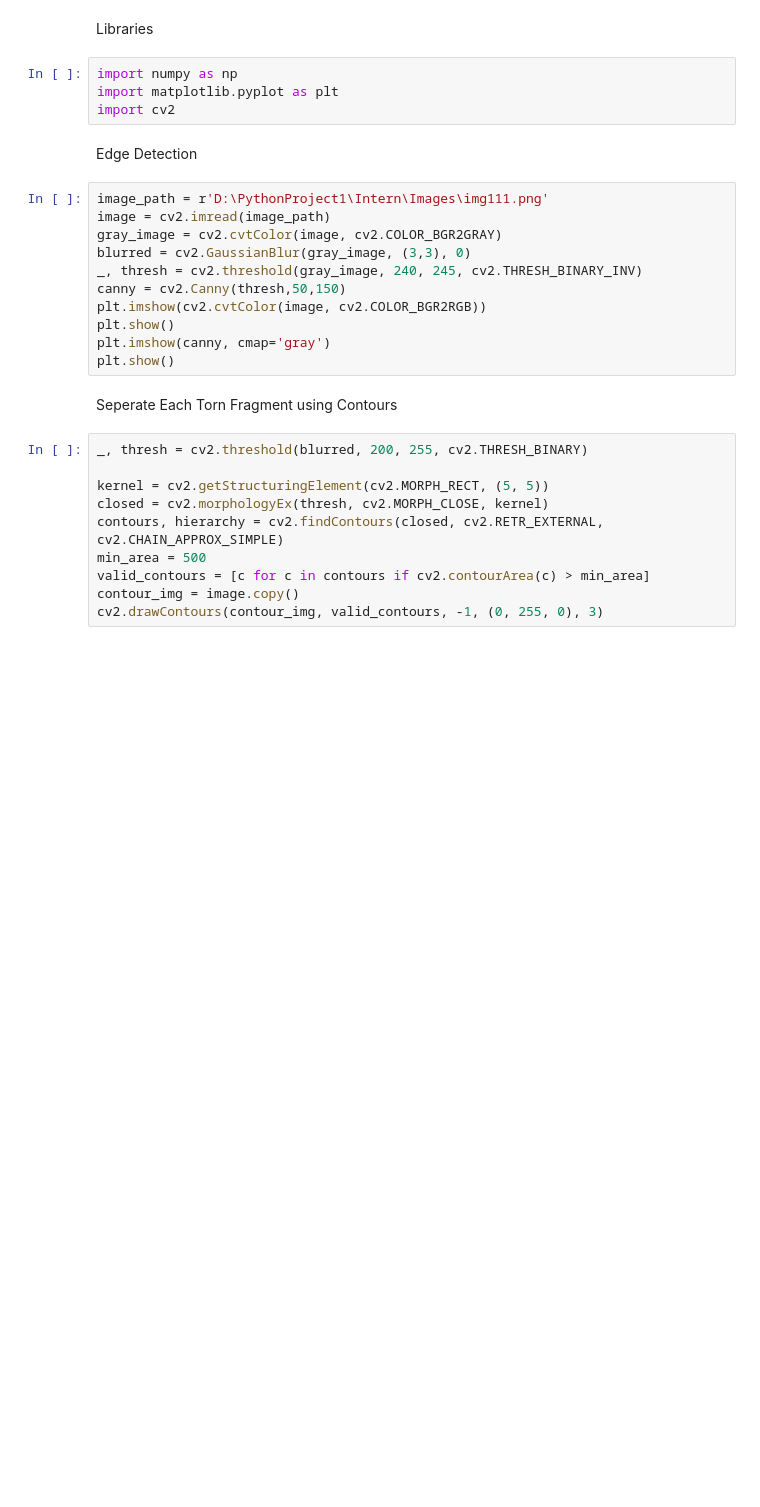
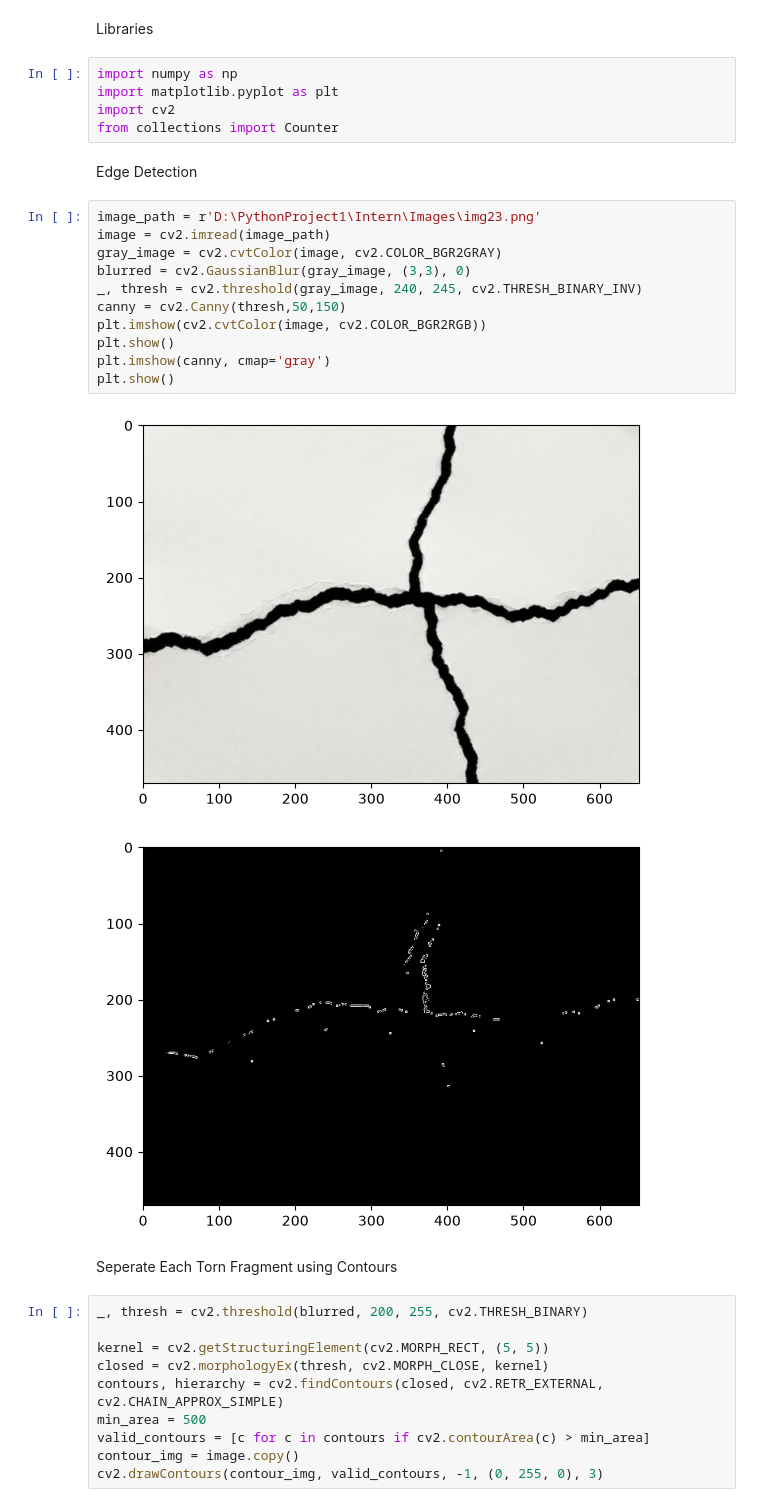
Before and after one commit to mohsinsaeed06/Project-Torn-Paper-, a Jupyter notebook: Edge Detection.ipynb, the cells around one changed output. Cells and saved outputs as stored; diff of their text form; blank space fills up the shorter version.

```diff
--- a/Edge Detection.ipynb
+++ b/Edge Detection.ipynb
@@ -4,19 +4,23 @@ Libraries
 import numpy as np
 import matplotlib.pyplot as plt
 import cv2
+from collections import Counter
 # %% [markdown]
 Edge Detection
 # %%
-image_path = r'D:\PythonProject1\Intern\Images\img111.png'
+image_path = r'D:\PythonProject1\Intern\Images\img23.png'
 image = cv2.imread(image_path)
 gray_image = cv2.cvtColor(image, cv2.COLOR_BGR2GRAY)
 blurred = cv2.GaussianBlur(gray_image, (3,3), 0)
 _, thresh = cv2.threshold(gray_image, 240, 245, cv2.THRESH_BINARY_INV)
 canny = cv2.Canny(thresh,50,150)
 plt.imshow(cv2.cvtColor(image, cv2.COLOR_BGR2RGB))
 plt.show()
 plt.imshow(canny, cmap='gray')
 plt.show()
+# %% [output]
+[figure, added]
+[figure, added]
 # %% [markdown]
 Seperate Each Torn Fragment using Contours
 # %%
```
Also changed, not shown: parts of 14 cells of this notebook, 2 other files.
